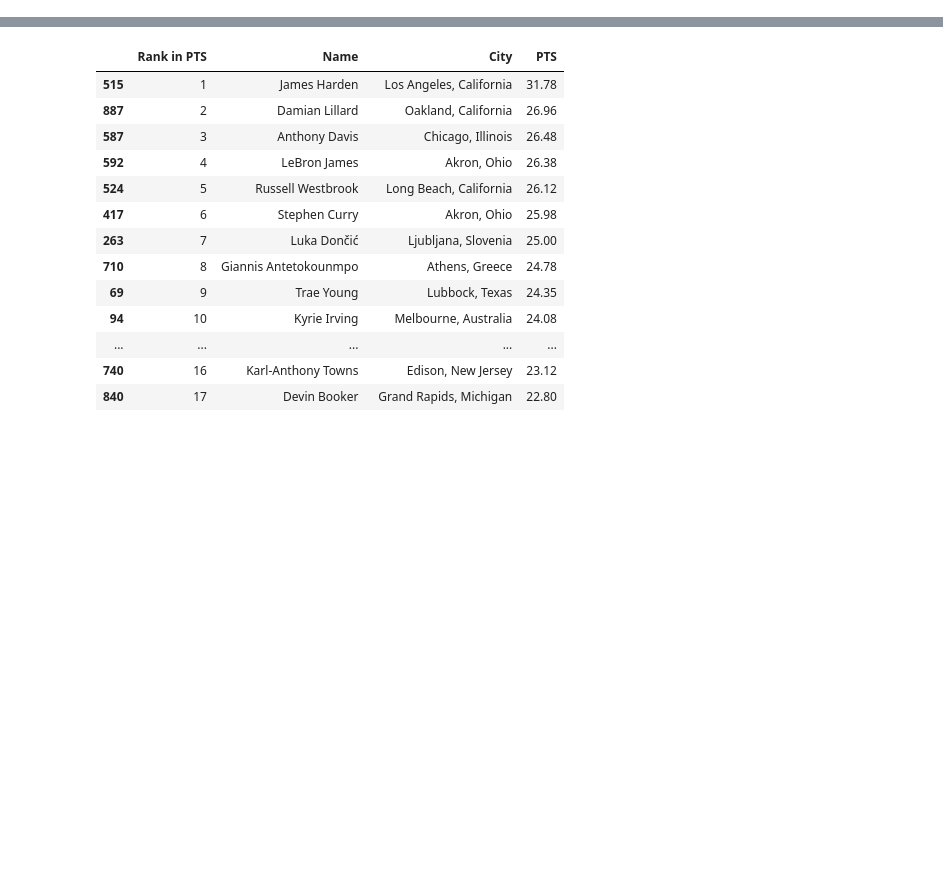
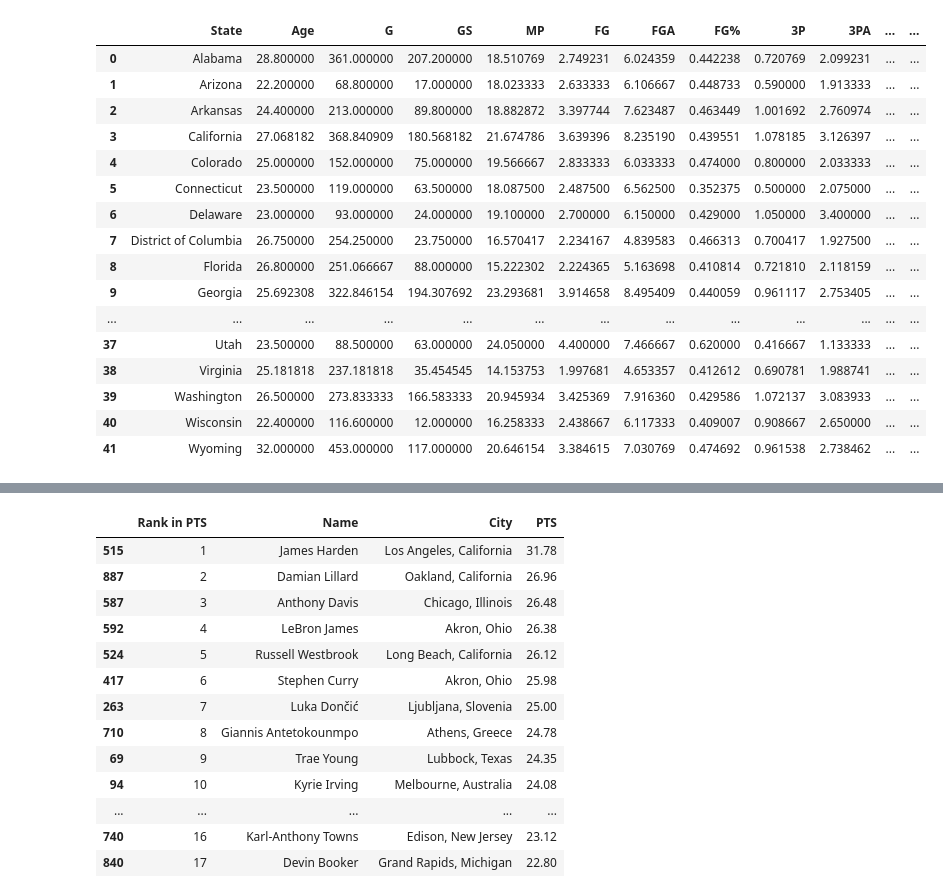
Before and after one commit to d-jenkins/Project_NBA, a Jupyter notebook: nbascrape.ipynb, the cells around one changed output, grey strips where cells are left out. Saved outputs shown, nothing was run; the diff lists cells and outputs as text; code cells hidden in the pictures; blank space fills up the shorter version.

```diff
--- a/nbascrape.ipynb
+++ b/nbascrape.ipynb
@@ -347,0 +420,10 @@ all_american_ballers
+# %%
+# convert all values for age and games played/started to whole integers
+city_df[['Age', 'G', 'GS']] = city_df[['Age', 'G', 'GS']].astype(int)
+
+# round all fractional number values to the second decimal place
+for i in range(1, 47):
+    city_df[city_df.columns[i]] = city_df[city_df.columns[i]].round(decimals=2)
+
+# show city_df
+city_df
@@ -347,0 +444,88 @@ all_american_ballers
+# %%
+# create state_df
+state_df = baller_df.loc[baller_df['Country'] == 'us', :].groupby('State').mean()
+state_df.reset_index(inplace=True)
+
+# create dictionaries to hold the states' ranks and percentiles in each statistical category
+state_rank = {}
+state_percentile = {}
+
+# create keys with lists for each statistical category
+for i in range(0, 47):
+
+    # key for name without manipulation
+    if i == 0:
+        state_rank[state_df.columns[i]] = []
+        state_percentile[state_df.columns[i]] = []
+
+    # keys for statistical categories with indication of if they are measuring rank or percentile
+    else:
+        state_rank['Rank in ' + state_df.columns[i]] = []
+        state_percentile['%ile in ' + state_df.columns[i]] = []
+
+# iterate through each statistical category
+for i in range(0, 47):
+
+    # set variable for statistical category being refered to
+    stat = state_df.columns[i]
+
+    #iterate through data for each state within the current statistical category
+    for j in range(0, len(state_df[stat])):
+
+        # append state's name to corresponding lists
+        if i == 0:
+            state_rank[stat].append(state_df[stat][j])
+            state_percentile[stat].append(state_df[stat][j])
+
+        # run caluculations for all statistical categoreis
+        else:
+
+            # sort state in ascending order within current statistical category and ensure all values are numbers
+            ordered = state_df.sort_values(stat)[stat].to_numpy()
+
+            # iterate through states in sorted order
+            for k in range(0, len(ordered)):
+
+                # determine how many other states are below them in current statistical category
+                if ordered[k] == state_df[stat][j]:
+                    below = k
+
+                    # break loop once determined
+                    break
+
+            # calculate rank and percentile
+            rank = len(ordered) - below
+            percentile = round((below/len(ordered)*100), 2)
+
+            # append state's rank/percentile in current statistical category to corresponding lists
+            state_rank['Rank in ' + stat].append(rank)
+            state_percentile['%ile in ' + stat].append(percentile)
+
+# create dataframes out of rank and percentile dictionaries
+rank_df = pd.DataFrame(state_rank)
+percentile_df = pd.DataFrame(state_percentile)
+
+# merge all dataframes into one
+state_df = pd.merge(state_df, rank_df, on='State')
+state_df = pd.merge(state_df, percentile_df, on='State')
+
+# show all_stats
+state_df
+# %% [output]
+|  | State | Age | G | GS | MP | FG | FGA | FG% | 3P | 3PA | ... | ... |
+| 0 | Alabama | 28.800000 | 361.000000 | 207.200000 | 18.510769 | 2.749231 | 6.024359 | 0.442238 | 0.720769 | 2.099231 | ... | ... |
+| 1 | Arizona | 22.200000 | 68.800000 | 17.000000 | 18.023333 | 2.633333 | 6.106667 | 0.448733 | 0.590000 | 1.913333 | ... | ... |
+| 2 | Arkansas | 24.400000 | 213.000000 | 89.800000 | 18.882872 | 3.397744 | 7.623487 | 0.463449 | 1.001692 | 2.760974 | ... | ... |
+| 3 | California | 27.068182 | 368.840909 | 180.568182 | 21.674786 | 3.639396 | 8.235190 | 0.439551 | 1.078185 | 3.126397 | ... | ... |
+| 4 | Colorado | 25.000000 | 152.000000 | 75.000000 | 19.566667 | 2.833333 | 6.033333 | 0.474000 | 0.800000 | 2.033333 | ... | ... |
+| 5 | Connecticut | 23.500000 | 119.000000 | 63.500000 | 18.087500 | 2.487500 | 6.562500 | 0.352375 | 0.500000 | 2.075000 | ... | ... |
+| 6 | Delaware | 23.000000 | 93.000000 | 24.000000 | 19.100000 | 2.700000 | 6.150000 | 0.429000 | 1.050000 | 3.400000 | ... | ... |
+| 7 | District of Columbia | 26.750000 | 254.250000 | 23.750000 | 16.570417 | 2.234167 | 4.839583 | 0.466313 | 0.700417 | 1.927500 | ... | ... |
+| 8 | Florida | 26.800000 | 251.066667 | 88.000000 | 15.222302 | 2.224365 | 5.163698 | 0.410814 | 0.721810 | 2.118159 | ... | ... |
+| 9 | Georgia | 25.692308 | 322.846154 | 194.307692 | 23.293681 | 3.914658 | 8.495409 | 0.440059 | 0.961117 | 2.753405 | ... | ... |
+| ... | ... | ... | ... | ... | ... | ... | ... | ... | ... | ... | ... | ... |
+| 37 | Utah | 23.500000 | 88.500000 | 63.000000 | 24.050000 | 4.400000 | 7.466667 | 0.620000 | 0.416667 | 1.133333 | ... | ... |
+| 38 | Virginia | 25.181818 | 237.181818 | 35.454545 | 14.153753 | 1.997681 | 4.653357 | 0.412612 | 0.690781 | 1.988741 | ... | ... |
+| 39 | Washington | 26.500000 | 273.833333 | 166.583333 | 20.945934 | 3.425369 | 7.916360 | 0.429586 | 1.072137 | 3.083933 | ... | ... |
+| 40 | Wisconsin | 22.400000 | 116.600000 | 12.000000 | 16.258333 | 2.438667 | 6.117333 | 0.409007 | 0.908667 | 2.650000 | ... | ... |
+| 41 | Wyoming | 32.000000 | 453.000000 | 117.000000 | 20.646154 | 3.384615 | 7.030769 | 0.474692 | 0.961538 | 2.738462 | ... | ... |
```
Also changed, not shown: parts of 19 cells of this notebook, 5 other files.
